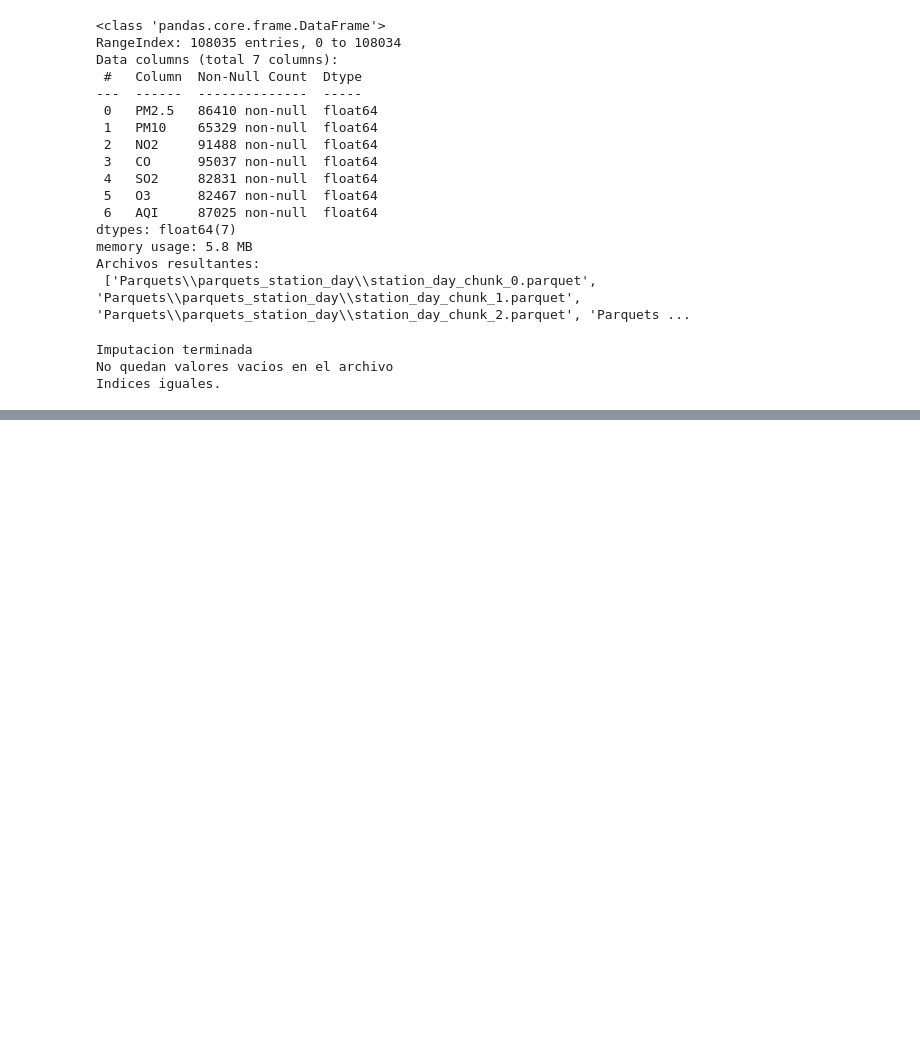
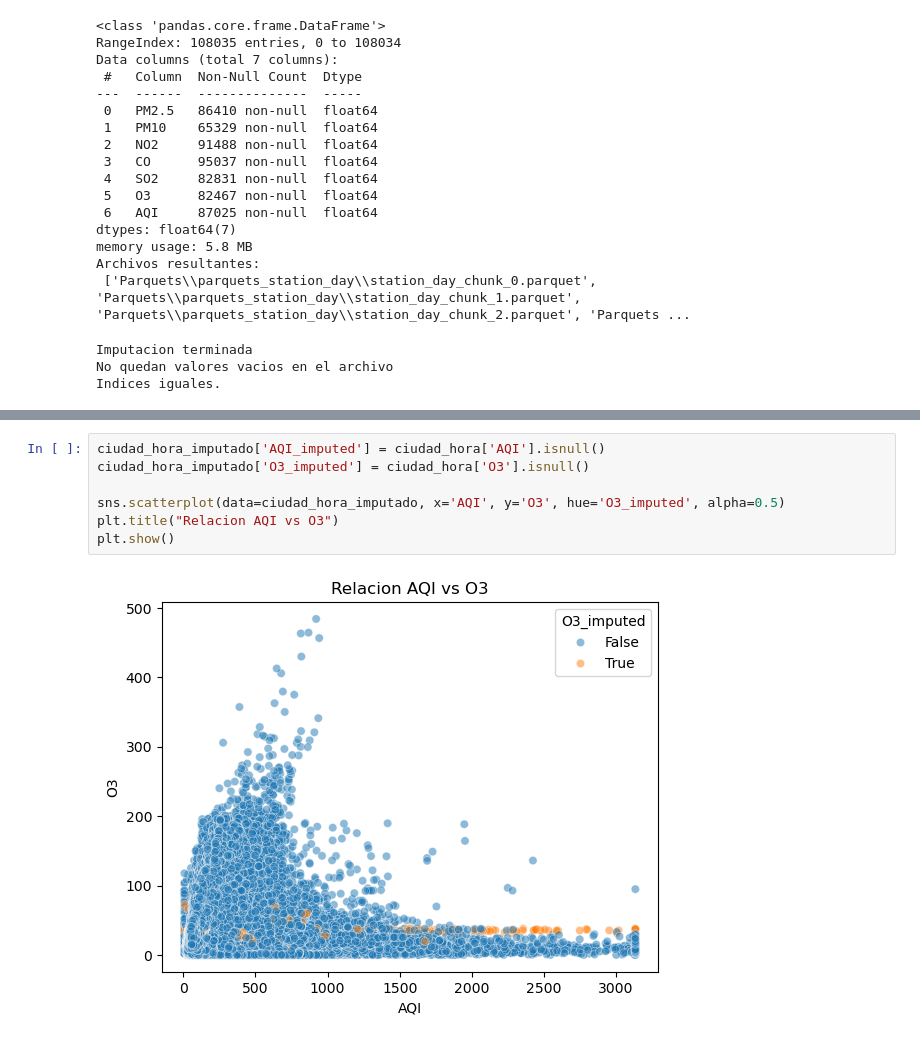
Before and after one commit to AlejandroTTD/Air-Quality-in-India-2015-2020-, a Jupyter notebook: CodePrj.ipynb, the cells around one changed output, grey strips where cells are left out. Saved outputs shown, nothing was run; the diff lists cells and outputs as text; blank space fills up the shorter version.

```diff
--- a/CodePrj.ipynb
+++ b/CodePrj.ipynb
@@ -497,0 +659,9 @@ Indices iguales.
+# %%
+ciudad_hora_imputado['AQI_imputed'] = ciudad_hora['AQI'].isnull()
+ciudad_hora_imputado['O3_imputed'] = ciudad_hora['O3'].isnull()
+
+sns.scatterplot(data=ciudad_hora_imputado, x='AQI', y='O3', hue='O3_imputed', alpha=0.5)
+plt.title("Relacion AQI vs O3")
+plt.show()
+# %% [output]
+[figure, added]
```
Also changed, not shown: parts of 20 cells of this notebook.
